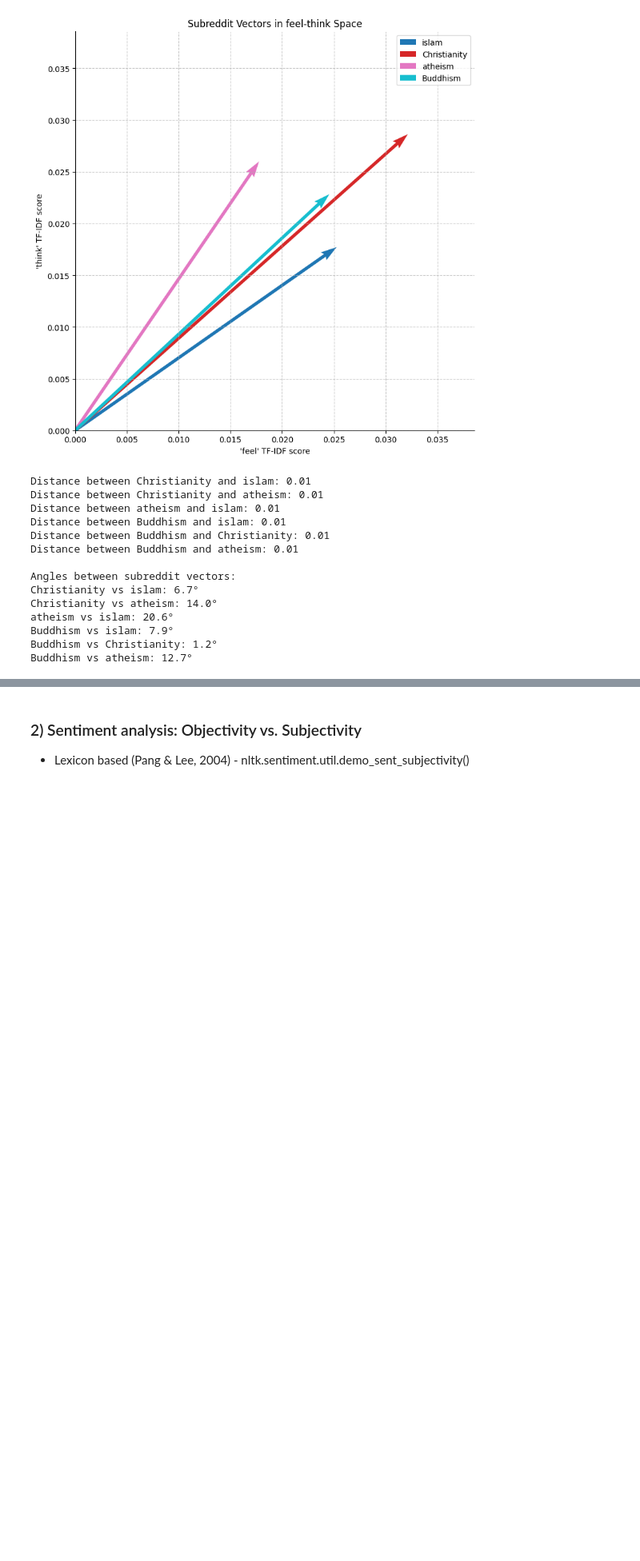
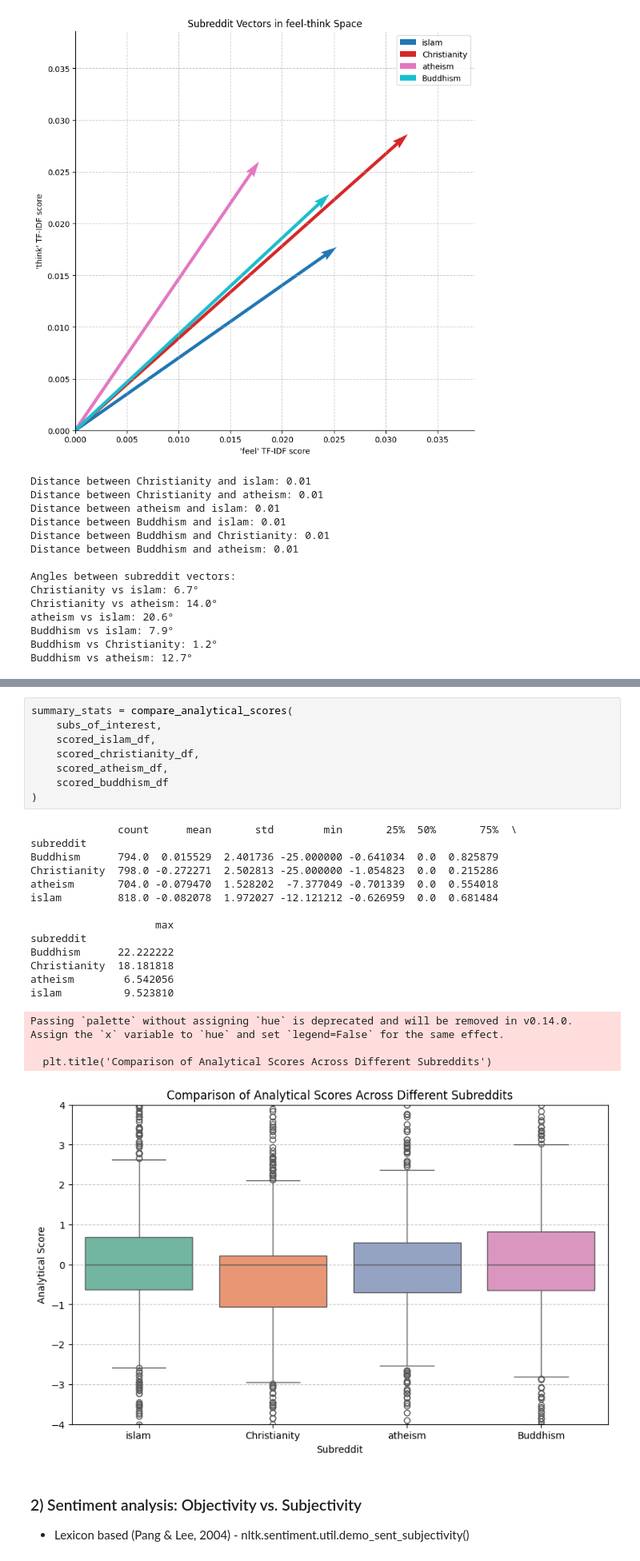
Before and after one commit to gianjaeger/Religious-subreddit-analysis, a Jupyter notebook: RedditTextAnalysis.ipynb, the cells around one changed output, grey strips where cells are left out. Shown at 80% size. Cells and saved outputs as stored; diff of their text form; blank space fills up the shorter version.

```diff
--- a/RedditTextAnalysis.ipynb
+++ b/RedditTextAnalysis.ipynb
@@ -223,3 +254,29 @@ Buddhism vs atheism: 12.7°
+# %%
+summary_stats = compare_analytical_scores(
+    subs_of_interest,
+    scored_islam_df,
+    scored_christianity_df,
+    scored_atheism_df,
+    scored_buddhism_df
+)
+# %% [output]
+              count      mean       std        min       25%  50%       75%  \
+subreddit
+Buddhism      794.0  0.015529  2.401736 -25.000000 -0.641034  0.0  0.825879
+Christianity  798.0 -0.272271  2.502813 -25.000000 -1.054823  0.0  0.215286
+atheism       704.0 -0.079470  1.528202  -7.377049 -0.701339  0.0  0.554018
+islam         818.0 -0.082078  1.972027 -12.121212 -0.626959  0.0  0.681484
+
+                    max
+subreddit
+Buddhism      22.222222
+Christianity  18.181818
+atheism        6.542056
+islam          9.523810
+Passing `palette` without assigning `hue` is deprecated and will be removed in v0.14.0. Assign the `x` variable to `hue` and set `legend=False` for the same effect.
+
+  plt.title('Comparison of Analytical Scores Across Different Subreddits')
+[figure, added]
 # %% [markdown]
 ### 2) Sentiment analysis: Objectivity vs. Subjectivity
 
```
Also changed, not shown: parts of 9 cells of this notebook, 2 other files.
